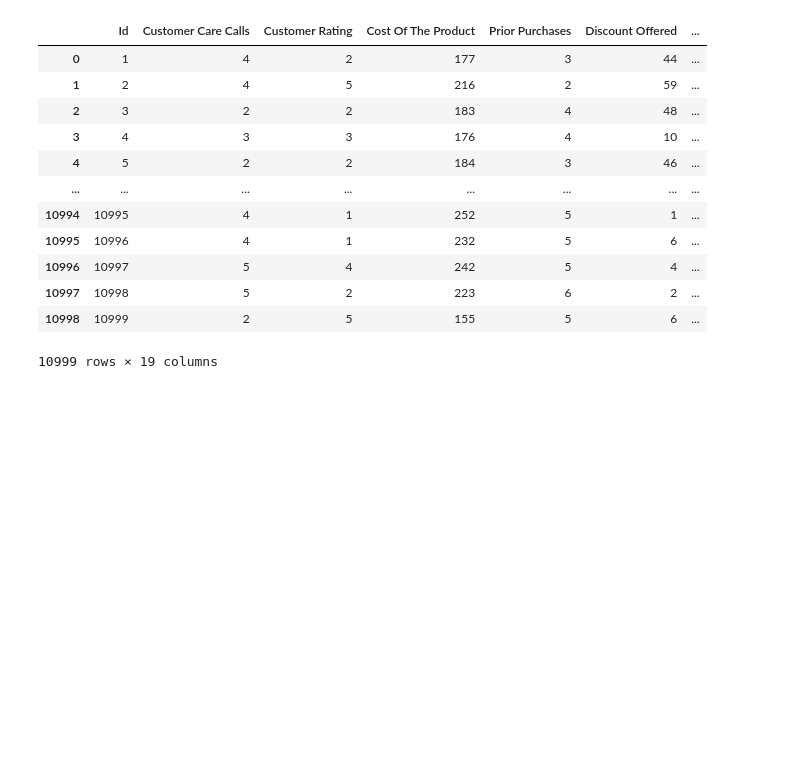
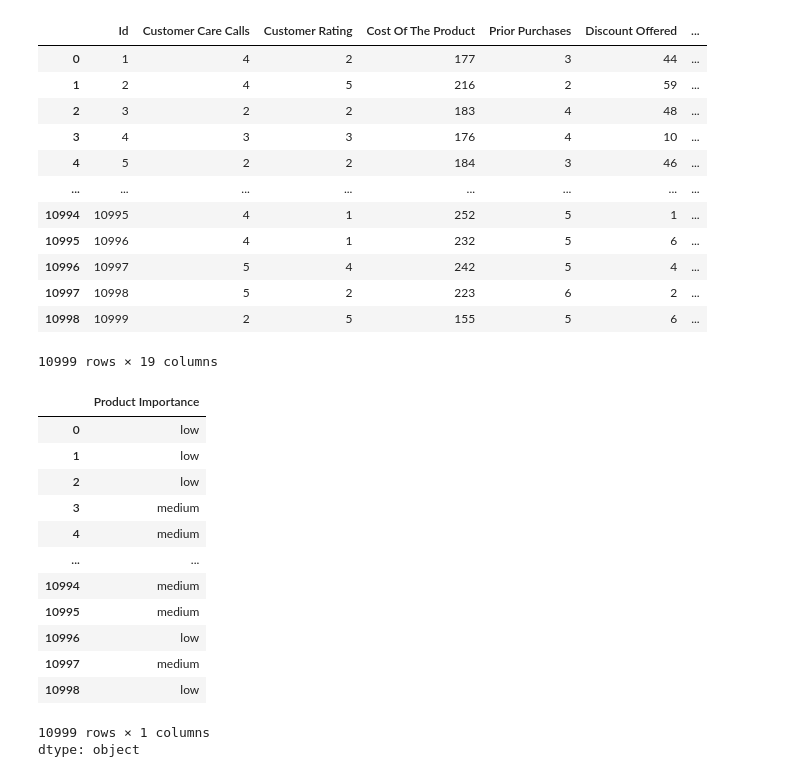
Before and after one commit to itsalanthomas/shipping-optimization, a Jupyter notebook: E_Commerce_Optimization_EDA.ipynb, the cells around one changed output. Cells and saved outputs as stored; diff of their text form; code cells hidden in the pictures; blank space fills up the shorter version.

```diff
--- a/E_Commerce_Optimization_EDA.ipynb
+++ b/E_Commerce_Optimization_EDA.ipynb
@@ -174,3 +174,22 @@ df_encoded.astype(int)
 | 10997 | 10998 | 5 | 2 | 223 | 6 | 2 | ... |
 | 10998 | 10999 | 2 | 5 | 155 | 5 | 6 | ... |
 10999 rows × 19 columns
+# %%
+df['Product Importance']
+# since product importance is ordinal values, we neeed to label encode instead of one-hot
+# we should also change the one hot from pd.get_dummies to sklearn.preprocessing.OneHotEncoder to integrate better for our model building
+# %% [output]
+|  | Product Importance |
+| 0 | low |
+| 1 | low |
+| 2 | low |
+| 3 | medium |
+| 4 | medium |
+| ... | ... |
+| 10994 | medium |
+| 10995 | medium |
+| 10996 | low |
+| 10997 | medium |
+| 10998 | low |
+10999 rows × 1 columns
+dtype: object
```
Also changed, not shown: parts of 1 cell of this notebook.
